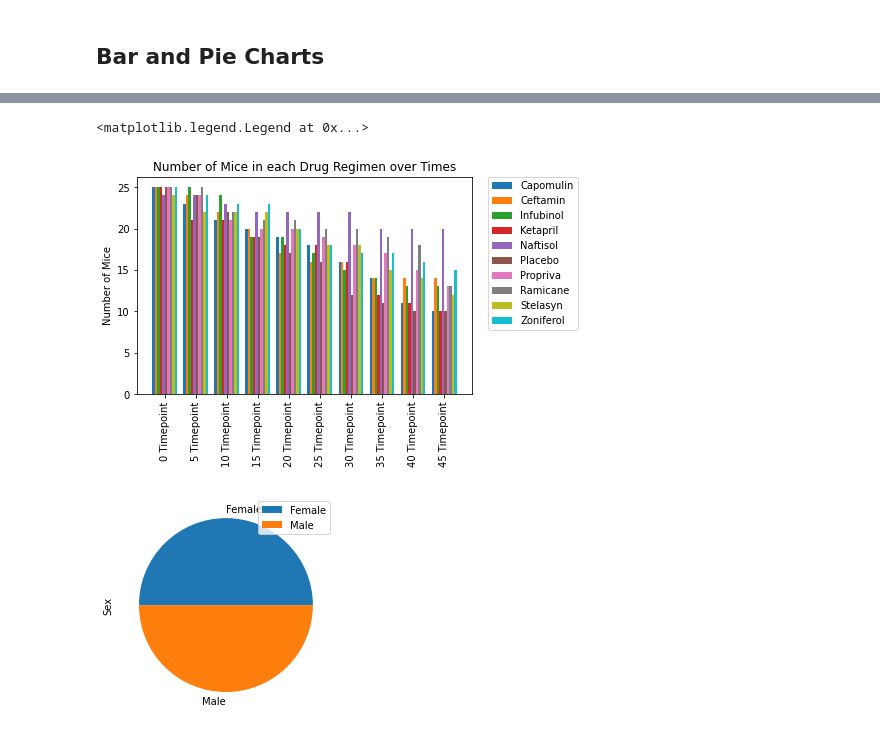
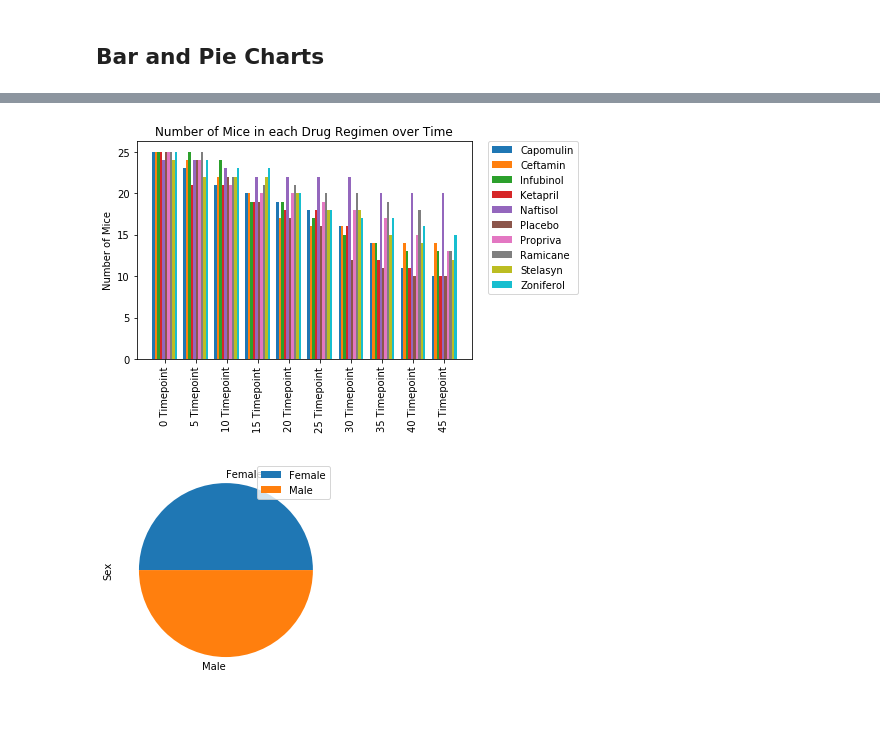
Before and after one commit to Zachariassis/Matplotlib-challenge, a Jupyter notebook: pymaceuticals_starter.ipynb, the cells around one changed output, grey strips where cells are left out. Drawn from its saved outputs; the diff is of its cells as text; code cells hidden in the pictures.

```diff
--- a/pymaceuticals_starter.ipynb
+++ b/pymaceuticals_starter.ipynb
@@ -145,31 +156,32 @@ multiplot = multiplot.set_xticklabels(Times_axis, rotation='vertical')
 # %%
 # Generate a bar plot showing the total number of mice for each treatment throughout the course of the study using pyplot.
 
 ind=np.arange(len(Groups))
 width=.08
 
+#group data by each specific time and make new dataframe
 fig, ax = plt.subplots()
 rects0 = ax.bar(ind - 9*width/2, graph_df[Groups[0]], width, label=Groups[0])
 rects1 = ax.bar(ind - 7*width/2, graph_df[Groups[1]], width, label=Groups[1])
 rects2 = ax.bar(ind - 5*width/2, graph_df[Groups[2]], width, label=Groups[2])
 rects3 = ax.bar(ind - 3*width/2, graph_df[Groups[3]], width, label=Groups[3])
 rects4 = ax.bar(ind - width/2, graph_df[Groups[4]], width, label=Groups[4])
 rects5 = ax.bar(ind + width/2, graph_df[Groups[5]], width, label=Groups[5])
 rects6 = ax.bar(ind + 3*width/2, graph_df[Groups[6]], width, label=Groups[6])
 rects7 = ax.bar(ind + 5*width/2, graph_df[Groups[7]], width, label=Groups[7])
 rects8 = ax.bar(ind + 7*width/2, graph_df[Groups[8]], width, label=Groups[8])
 rects9 = ax.bar(ind + 9*width/2, graph_df[Groups[9]], width, label=Groups[9])
 
 
-
-ax.set_ylabel('Number of Mice')Number of Mice in each Drug Regimen over Time
-ax.set_title('')
+#plot graph
+ax.set_ylabel('Number of Mice')
+ax.set_title('Number of Mice in each Drug Regimen over Time')
 ax.set_xticks(ind)
 ax.set_xticklabels(Times_axis, rotation='vertical')
 ax.legend(bbox_to_anchor=(1.05, 1), loc='upper left', borderaxespad=0.)
+plt.show()
 # %% [output]
-<matplotlib.legend.Legend at 0x...>
-[figure, old version]
+[figure, new version]
 # %%
 # Generate a pie plot showing the distribution of female versus male mice using pandas
 
```
Also changed, not shown: parts of 17 cells of this notebook.
